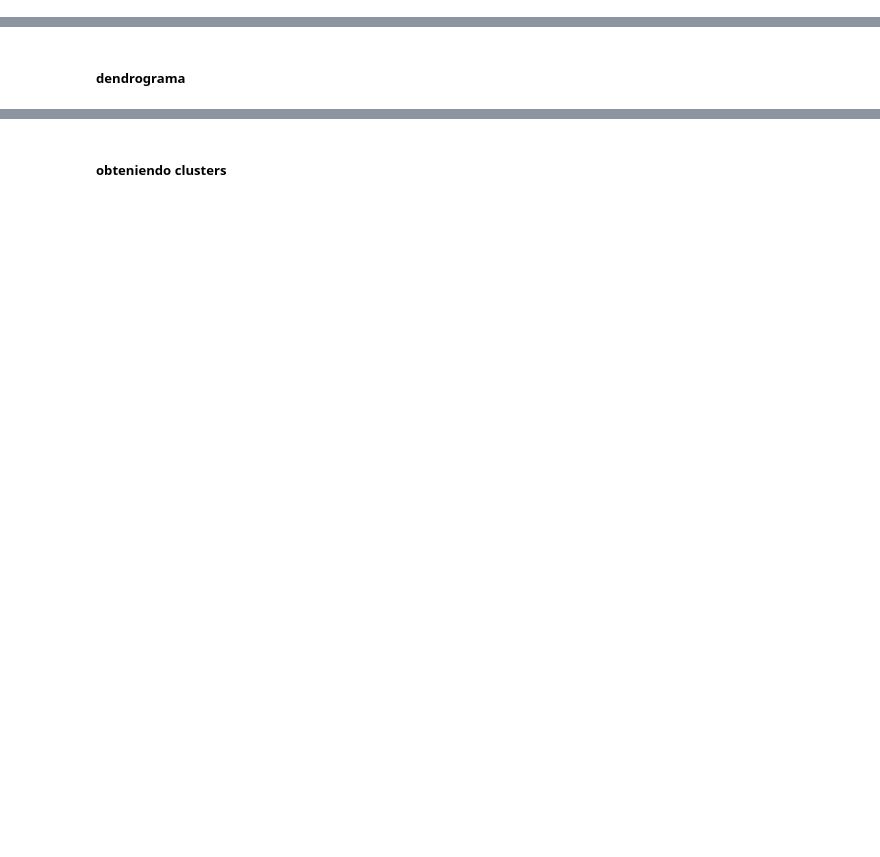
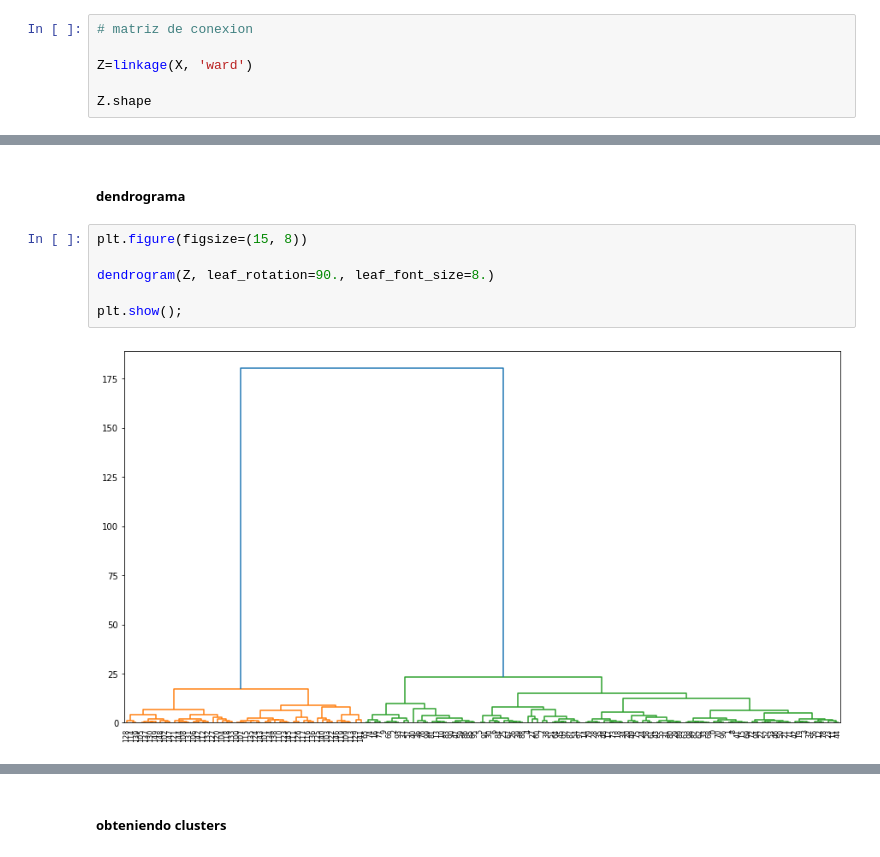
Before and after one commit to Ironhack-Data-Madrid-Agosto-2022/Apuntes-de-clase, a Jupyter notebook: semana_7/4.1 - Intro Unsupervised Learning.ipynb, the cells around one changed output, grey strips where cells are left out. Drawn from its saved outputs; the diff is of its cells as text; blank space fills up the shorter version.

```diff
--- a/semana_7/4.1 - Intro Unsupervised Learning.ipynb
+++ b/semana_7/4.1 - Intro Unsupervised Learning.ipynb
@@ -279,0 +288,6 @@ https://es.wikipedia.org/wiki/M%C3%A9todo_de_Ward
+# %%
+# matriz de conexion
+
+Z=linkage(X, 'ward')
+
+Z.shape
@@ -280,2 +325,10 @@ https://es.wikipedia.org/wiki/M%C3%A9todo_de_Ward
 # %% [markdown]
 ##### dendrograma
+# %%
+plt.figure(figsize=(15, 8))
+
+dendrogram(Z, leaf_rotation=90., leaf_font_size=8.)
+
+plt.show();
+# %% [output]
+[figure, added]
```
Also changed, not shown: parts of 25 cells of this notebook, 1 other file.
